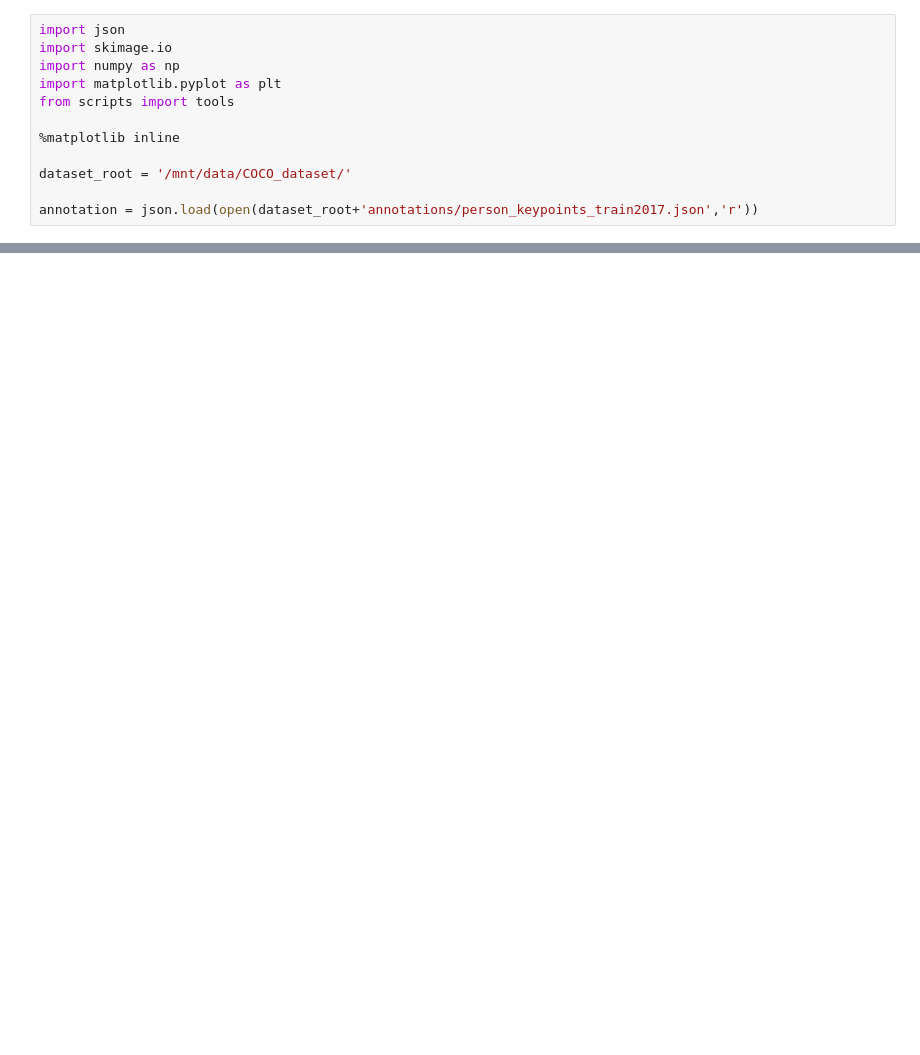
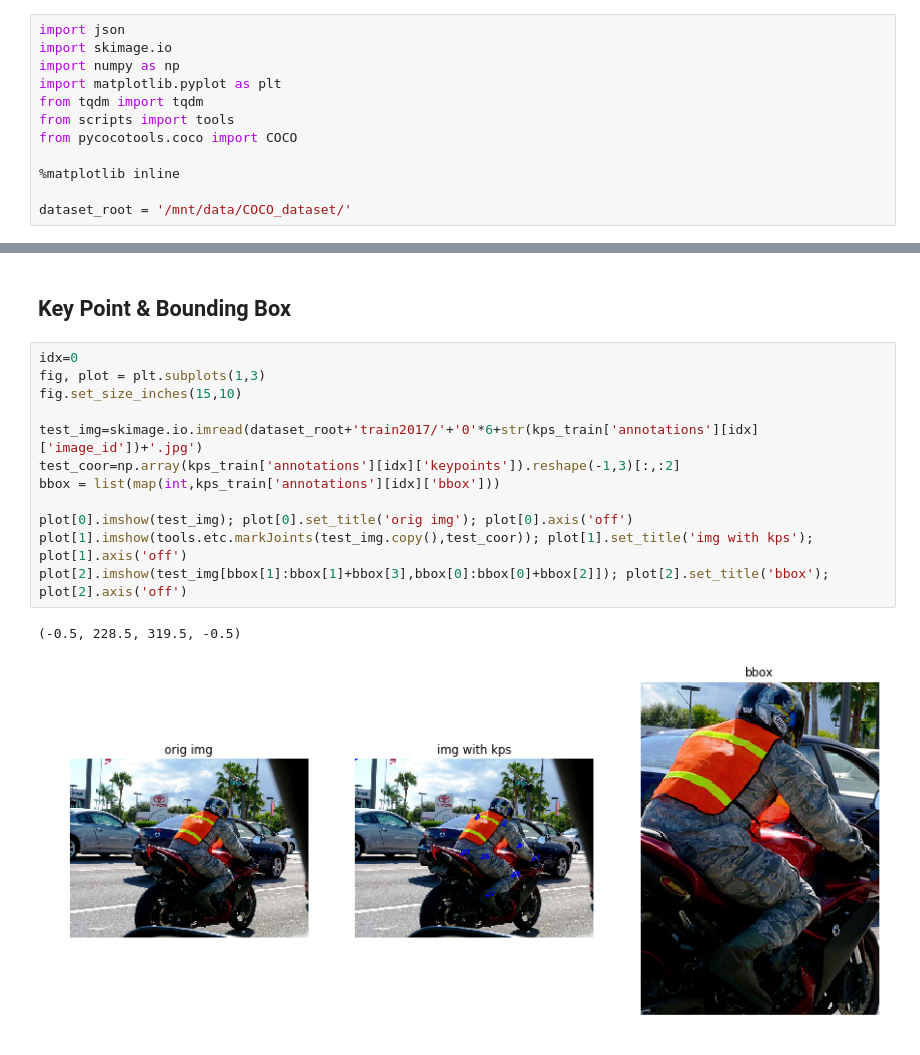
Before and after one commit to Hahnnz/My_Codes_Storage, a Jupyter notebook: Example_codes/coco_dataset_example.ipynb, the cells around one changed output, grey strips where cells are left out. Saved outputs shown, nothing was run; the diff lists cells and outputs as text; blank space fills up the shorter version.

```diff
--- a/Example_codes/coco_dataset_example.ipynb
+++ b/Example_codes/coco_dataset_example.ipynb
@@ -3,10 +3,10 @@ import json
 import skimage.io
 import numpy as np
 import matplotlib.pyplot as plt
+from tqdm import tqdm
 from scripts import tools
+from pycocotools.coco import COCO
 
 %matplotlib inline
 
 dataset_root = '/mnt/data/COCO_dataset/'
-
-annotation = json.load(open(dataset_root+'annotations/person_keypoints_train2017.json','r'))
@@ -31,0 +62,17 @@ plt.imshow(test_img[bbox[1]:bbox[1]+bbox[3],bbox[0]:bbox[0]+bbox[2]])
+# %% [markdown]
+## Key Point & Bounding Box
+# %%
+idx=0
+fig, plot = plt.subplots(1,3)
+fig.set_size_inches(15,10)
+
+test_img=skimage.io.imread(dataset_root+'train2017/'+'0'*6+str(kps_train['annotations'][idx]['image_id'])+'.jpg')
+test_coor=np.array(kps_train['annotations'][idx]['keypoints']).reshape(-1,3)[:,:2]
+bbox = list(map(int,kps_train['annotations'][idx]['bbox']))
+
+plot[0].imshow(test_img); plot[0].set_title('orig img'); plot[0].axis('off')
+plot[1].imshow(tools.etc.markJoints(test_img.copy(),test_coor)); plot[1].set_title('img with kps'); plot[1].axis('off')
+plot[2].imshow(test_img[bbox[1]:bbox[1]+bbox[3],bbox[0]:bbox[0]+bbox[2]]); plot[2].set_title('bbox'); plot[2].axis('off')
+# %% [output]
+(-0.5, 228.5, 319.5, -0.5)
+[figure, added]
```
Also changed, not shown: parts of 8 cells of this notebook.
